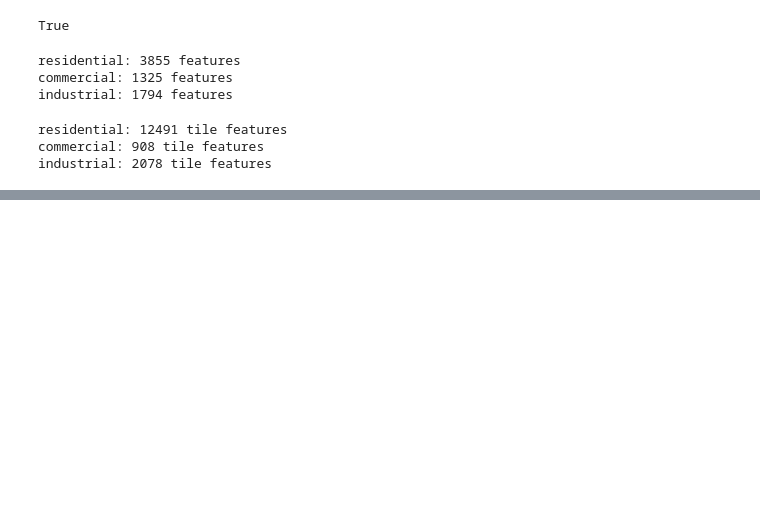
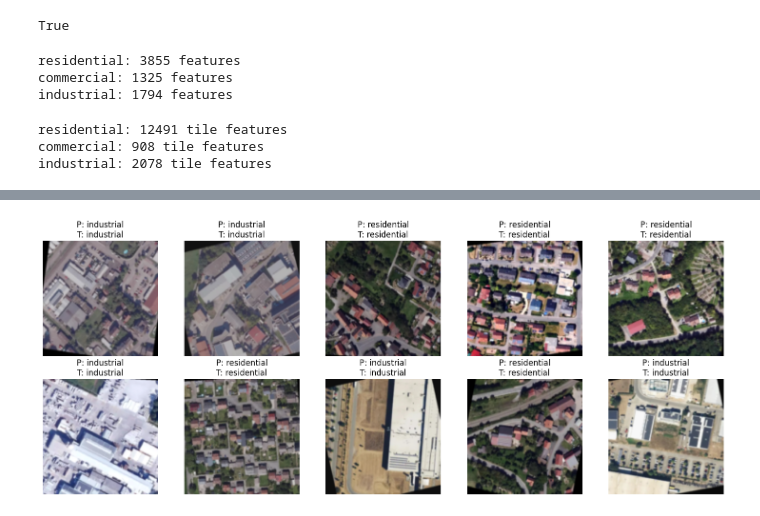
Before and after one commit to iboates/classify-satellite-images, a Jupyter notebook: landuse_classification.ipynb, the cells around one changed output, grey strips where cells are left out. Saved outputs shown, nothing was run; the diff lists cells and outputs as text; code cells hidden in the pictures; blank space fills up the shorter version.

```diff
--- a/landuse_classification.ipynb
+++ b/landuse_classification.ipynb
@@ -188,6 +193,6 @@ class WMTSImageDataset(Dataset):
 # %%
 class SimpleLandUseClassifer(nn.Module):
-    def __init__(self, num_classes=3):
+    def __init__(self, num_classes=2):
         super(SimpleLandUseClassifer, self).__init__()
         # Where we define all the parts of the model
         self.base_model = timm.create_model('efficientnet_b0', pretrained=True)
@@ -213,9 +218,18 @@ criterion = nn.CrossEntropyLoss()
 # Optimizer
 optimizer = optim.Adam(model.parameters(), lr=0.001)
 # %%
+# transform = transforms.Compose([
+#     transforms.Resize((128, 128)),
+#     transforms.ToTensor(),
+# ])
+
 transform = transforms.Compose([
+    transforms.RandomHorizontalFlip(),
+    transforms.RandomRotation(15),
+    transforms.ColorJitter(brightness=0.2, contrast=0.2, saturation=0.2),
+    transforms.RandomResizedCrop(224, scale=(0.8, 1.0)),
     transforms.Resize((128, 128)),
-    transforms.ToTensor(),
+    transforms.ToTensor()
 ])
 
 train_folder = 'data2/training/'
@@ -289,0 +312,4 @@ plt.show()
+# %%
+model = SimpleLandUseClassifer(num_classes=3)
+model.load_state_dict(torch.load("model.pth", map_location="cpu"))
+model.eval()  # important for inference mode
@@ -289,0 +334,27 @@ plt.show()
+# %%
+import matplotlib.pyplot as plt
+import torchvision.transforms.functional as F
+import random
+
+labels = {v: k for k, v in train_dataset.class_to_idx.items()}
+
+model.eval()
+fig, axes = plt.subplots(2, 5, figsize=(15, 6))
+
+indices = random.sample(range(len(train_dataset)), 10)
+
+with torch.no_grad():
+    for i, idx in enumerate(indices):
+        image, true_label = train_dataset[idx]
+        output = model(image.unsqueeze(0))
+        pred = output.argmax(dim=1).item()
+
+        ax = axes[i // 5, i % 5]
+        ax.imshow(F.to_pil_image(image))
+        ax.set_title(f"P: {labels[pred]}\nT: {labels[true_label]}")
+        ax.axis("off")
+
+plt.tight_layout()
+plt.show()
+# %% [output]
+[figure, added]
```
Also changed, not shown: parts of 7 cells of this notebook, 2 other files.
